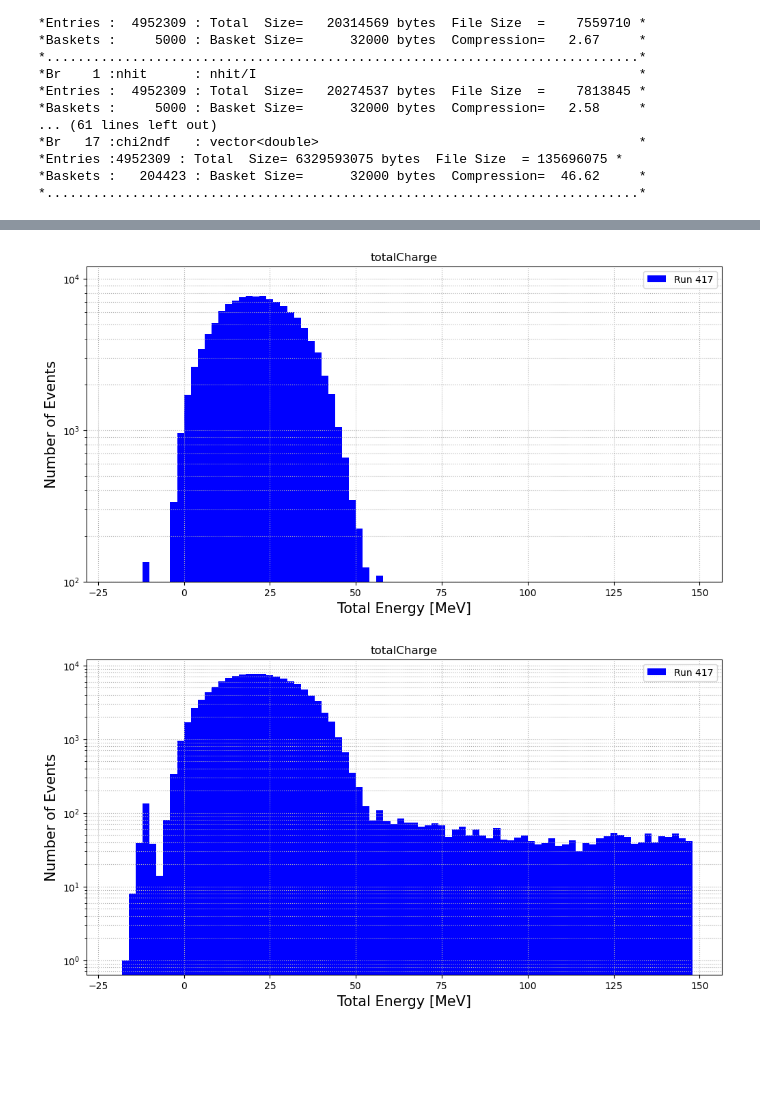
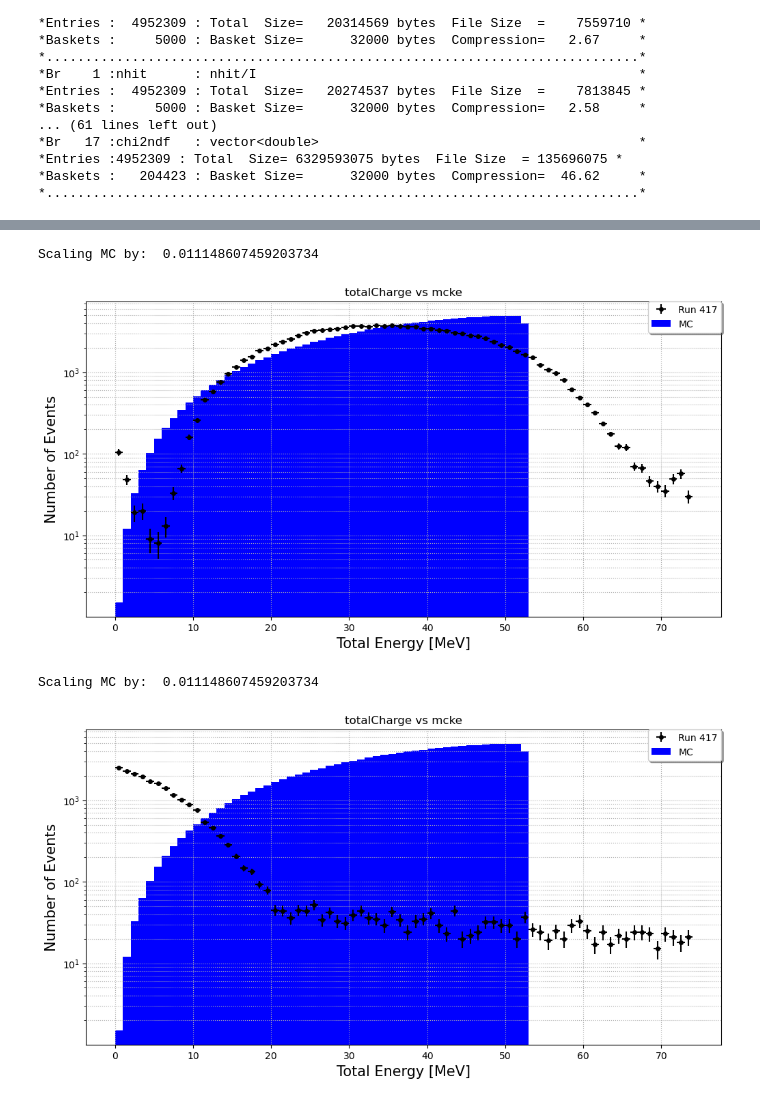
Before and after one commit to wtoslac/EosAnalyses, a Jupyter notebook: Austin/micheal_electron_analysis.ipynb, the cells around one changed output, grey strips where cells are left out. Saved outputs shown, nothing was run; the diff lists cells and outputs as text; code cells hidden in the pictures; blank space fills up the shorter version.

```diff
--- a/Austin/micheal_electron_analysis.ipynb
+++ b/Austin/micheal_electron_analysis.ipynb
@@ -271,6 +342,7 @@ def get_mask(data, range, isDouble=False, makeDoubleMask=False):
 # %%
 # Create RDataFrame from the events tree of the input file.
-mc_rdf = r.RDataFrame("output", "/mnt/data/ahicks3/projects/micheal_electron/EosAnalyses/Austin/michelelectronspectrum.root")
+#mc_rdf = r.RDataFrame("output", "/data/ahicks3/projects/eos/michelElectron/MC/MC_Gen.root")
+mc_rdf = get_RDF()
 
 # Extract mc_branches
 mc_nhits = mc_rdf.AsNumpy(columns=["digitNhits"])["digitNhits"]
@@ -280,4 +352,5 @@ mc_time = mc_rdf.AsNumpy(columns=["timeSinceLastTrigger_us"])["timeSinceLastTrig
 
 # Plot PDG ID
 get_particle_count(abs(mc_pdgID))
+print(len(mc_pdgID))
 # %% [output]
@@ -299,12 +374,14 @@ NameError: name 'mc_rdf' is not defined
 def linear(x, a, b):
     return (a * x) + b
 
-plot_plot(flat( mc_energy,isSum=True),flat( mc_charge,isSum=True),
+m, b = plot_plot(flat( mc_energy,isSum=True),flat( mc_charge,isSum=True),
           title="Charge vs Energy",
           xlabel="Energy [MeV]",
           ylabel="Charge [pC]",
           curve_fit_function=linear,
           curve_fit_label="Linear Fit",
           param_guess=[25,0],
-          fit_label=["m","b"])
+          fit_label=["m","b"], bool_returnFit=True)
+
+print(m,b)
 # %% [output]
@@ -476,12 +546,20 @@ plot_hist(run417_filter,[0,2000],50,title="digitCharge",xlabel="Total Charge [pC
 # %%
-a = 24.49
-b = 31.85 - 19.6
+#a = 23.58
+#a = 23.6
+#b = 48.29
+#b = 47.57
 #data_energy = (flat(data_charge[bool_time],isSum=True)/a) - b
-run417_energy = (run417_filter/a) - b
-plot_hist(run417_energy,[-20,150],2,title="totalCharge",xlabel="Total Energy [MeV]",data_label="Run 417", plot=False)
-plt.ylim(100)
-plt.plot()
-plot_hist(run417_energy,[-20,150],2,title="totalCharge",xlabel="Total Energy [MeV]",data_label="Run 417")
+
+#Check channel ID, for dead channel.
+#eos -r 417?
+#Scale down with lots of MC
+
+run417_energy = (run417_filter/m) - b*0
+
+plot_hist(run417_energy,[0,75],1,title="totalCharge vs mcke",xlabel="Total Energy [MeV]",data_label="Run 417",mc_data=flat( mc_energy,isSum=True),mc_label="MC",bool_log=True,bool_error=True)
+plot_hist(run417_energy-b,[0,75],1,title="totalCharge vs mcke",xlabel="Total Energy [MeV]",data_label="Run 417",mc_data=flat( mc_energy,isSum=True),mc_label="MC",bool_log=True,bool_error=True)
 # %% [output]
+Scaling MC by:  0.011148607459203734
-[figure, old version]
+[figure, new version]
+Scaling MC by:  0.011148607459203734
-[figure, old version]
+[figure, new version]
```
Also changed, not shown: parts of 16 cells of this notebook.
